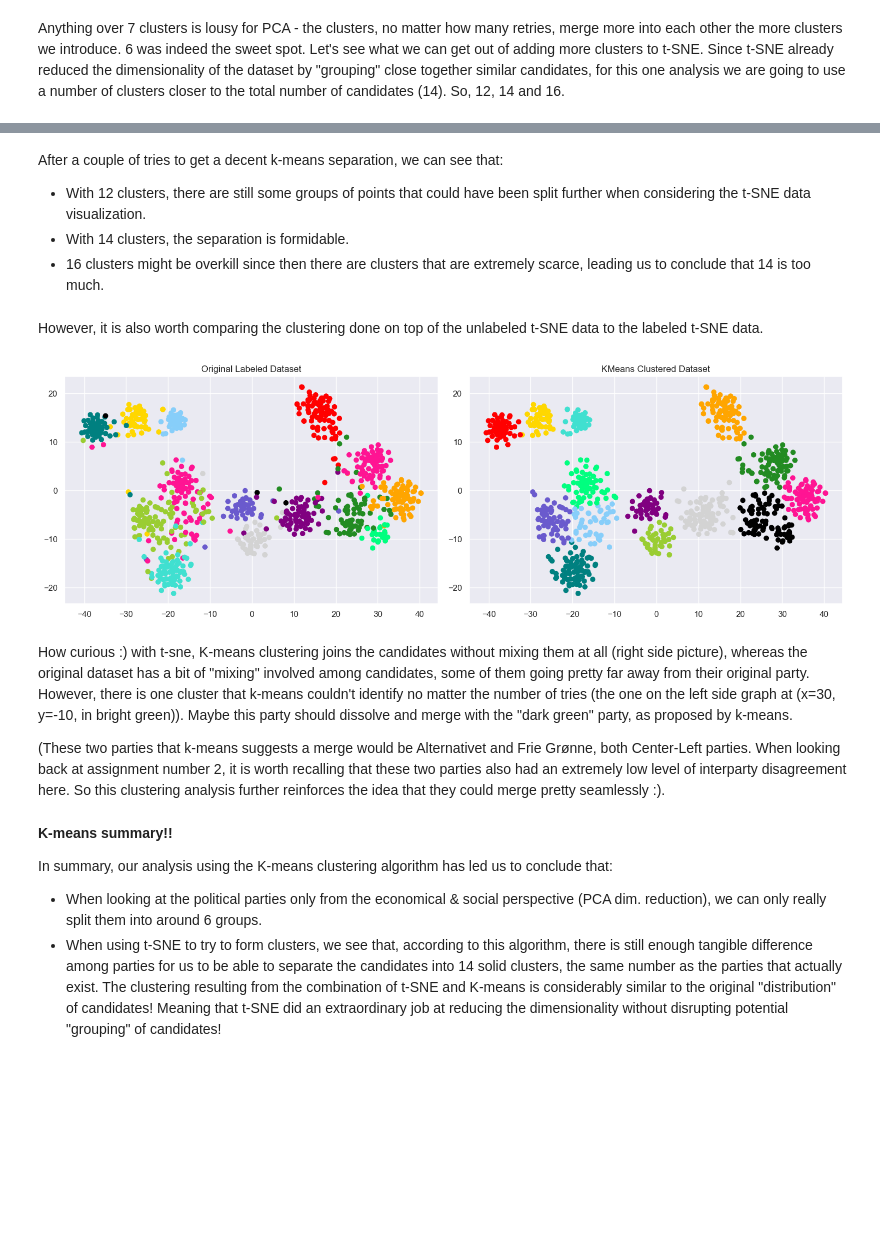
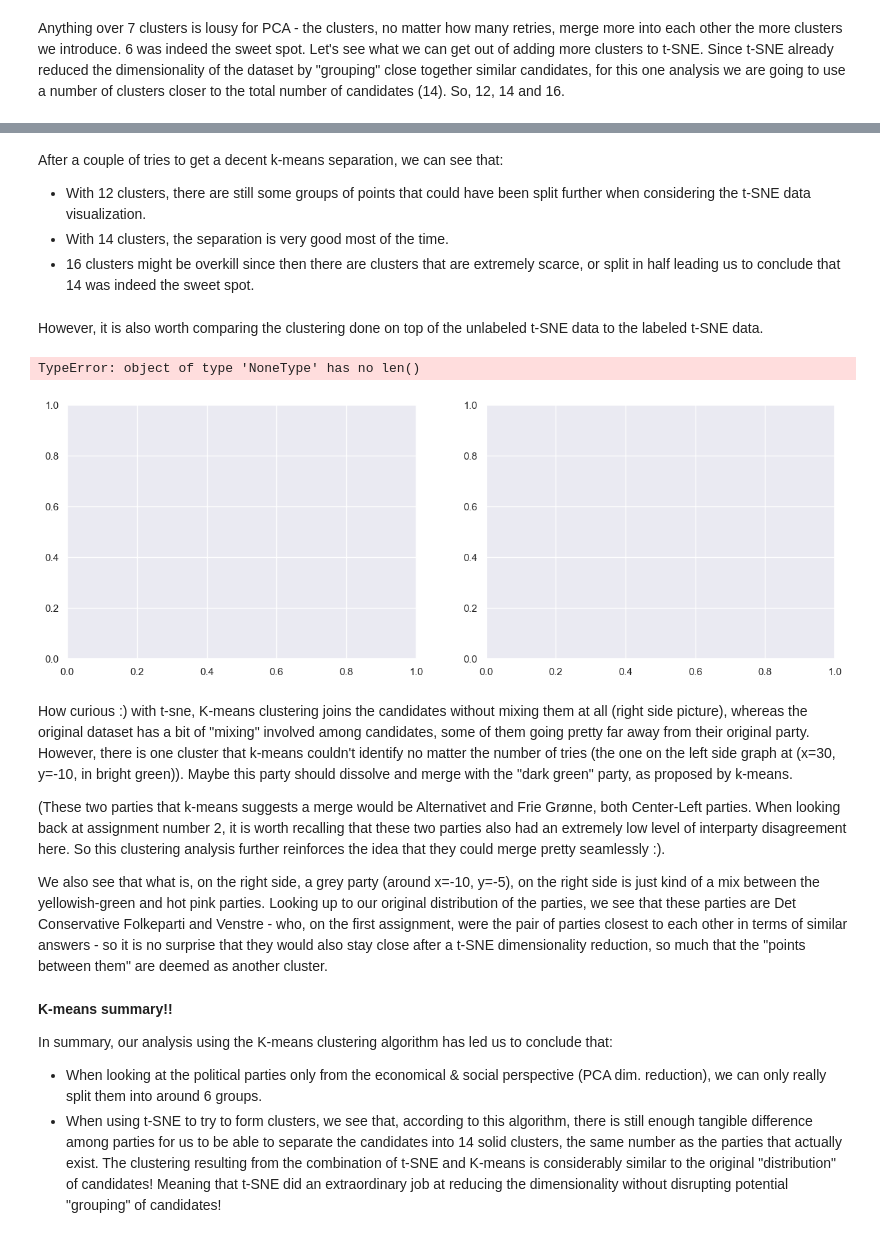
Before and after one commit to maksio420/ML, a Jupyter notebook: 5-clustering/Candidate-Test-2022-II-LAU.ipynb, the cells around one changed output, grey strips where cells are left out. Drawn from its saved outputs; the diff is of its cells as text; code cells hidden in the pictures; blank space fills up the shorter version.

```diff
--- a/5-clustering/Candidate-Test-2022-II-LAU.ipynb
+++ b/5-clustering/Candidate-Test-2022-II-LAU.ipynb
@@ -370,47 +370,59 @@ No artists with labels found to put in legend.  Note that artists whose label st
 # %% [markdown]
 After a couple of tries to get a decent k-means separation, we can see that:
 - With 12 clusters, there are still some groups of points that could have been split further when considering the t-SNE data visualization.
-- With 14 clusters, the separation is formidable.
-- 16 clusters might be overkill since then there are clusters that are extremely scarce, leading us to conclude that 14 is too much.
+- With 14 clusters, the separation is very good most of the time.
+- 16 clusters might be overkill since then there are clusters that are extremely scarce, or split in half leading us to conclude that 14 was indeed the sweet spot.
 # %% [markdown]
 However, it is also worth comparing the clustering done on top of the unlabeled t-SNE data to the labeled t-SNE data.
 # %%
 import matplotlib
+import sklearn.preprocessing
+df = pd.read_excel('alldata.xlsx')
+df = df.dropna()
+labels = df['parti']
+noStringsDf = df.drop(columns=['storkreds', 'alder', 'navn', 'parti'])
+
+scaler = StandardScaler()
+scaler.fit(noStringsDf)
+X_scaled= scaler.transform(noStringsDf)
 
 def plot_labeled_vs_kmeans(X, original_labels, num_clusters, colors=None):
     fig, axes = plt.subplots(1, 2, figsize=(15, 5))
 
-    le = preprocessing.LabelEncoder()
+    le = sklearn.preprocessing.LabelEncoder()
     le.fit(original_labels)
     original_labels = le.transform(original_labels)
     # Plot original labeled dataset
     ax1 = axes[0]
     ax1.scatter(X[:, 0], X[:, 1], c=original_labels, cmap=matplotlib.colors.ListedColormap(colors))
     ax1.set_title('Original Labeled Dataset')
 
     # Perform KMeans clustering
     kmeans = KMeans(n_clusters=num_clusters)
     cluster_labels = kmeans.fit_predict(X)
 
     # Plot KMeans clustered dataset
     ax2 = axes[1]
     if colors:
         ax2.scatter(X[:, 0], X[:, 1], c=cluster_labels, cmap=matplotlib.colors.ListedColormap(colors))
     else:
         ax2.scatter(X[:, 0], X[:, 1], c=cluster_labels, cmap='idk')
     ax2.set_title('KMeans Clustered Dataset')
 
     plt.tight_layout()
     plt.show()
 
 
 plot_labeled_vs_kmeans(politcal_tsne, labels, 14, cols)
 # %% [output]
+TypeError: object of type 'NoneType' has no len()
-[figure, old version]
+[figure, new version]
 # %% [markdown]
 How curious :) with t-sne, K-means clustering joins the candidates without mixing them at all (right side picture), whereas the original dataset has a bit of "mixing" involved among candidates, some of them going pretty far away from their original party. However, there is one cluster that k-means couldn't identify no matter the number of tries (the one on the left side graph at (x=30, y=-10, in bright green)). Maybe this party should dissolve and merge with the "dark green" party, as proposed by k-means.
 
 (These two parties that k-means suggests a merge would be Alternativet and Frie Grønne, both Center-Left parties. When looking back at assignment number 2, it is worth recalling that these two parties also had an extremely low level of interparty disagreement here. So this clustering analysis further reinforces the idea that they could merge pretty seamlessly :).
+
+We also see that what is, on the right side, a grey party (around x=-10, y=-5), on the right side is just kind of a mix between the yellowish-green and hot pink parties. Looking up to our original distribution of the parties, we see that these parties are Det Conservative Folkeparti and Venstre - who, on the first assignment, were the pair of parties closest to each other in terms of similar answers - so it is no surprise that they would also stay close after a t-SNE dimensionality reduction, so much that the "points between them" are deemed as another cluster.
 # %% [markdown]
 **K-means summary!!**
 
```
Also changed, not shown: parts of 32 cells of this notebook.
